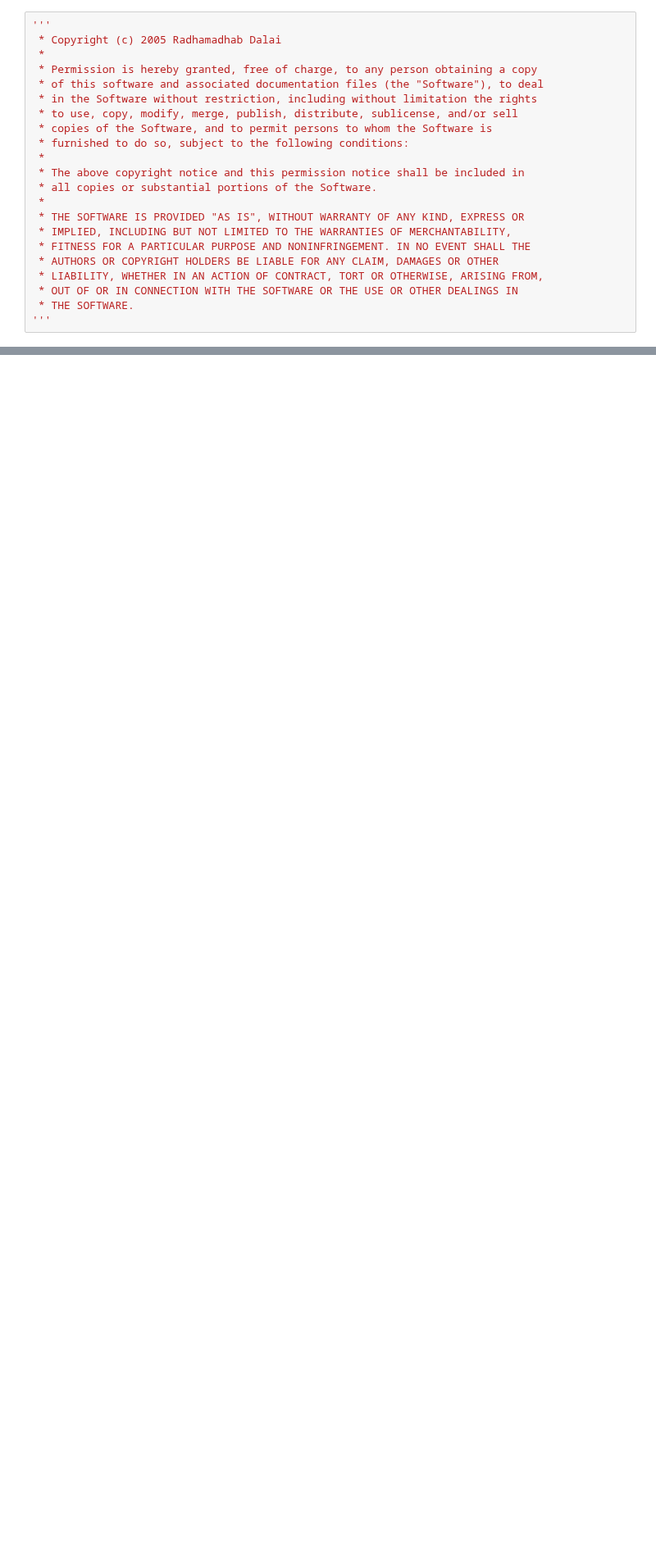
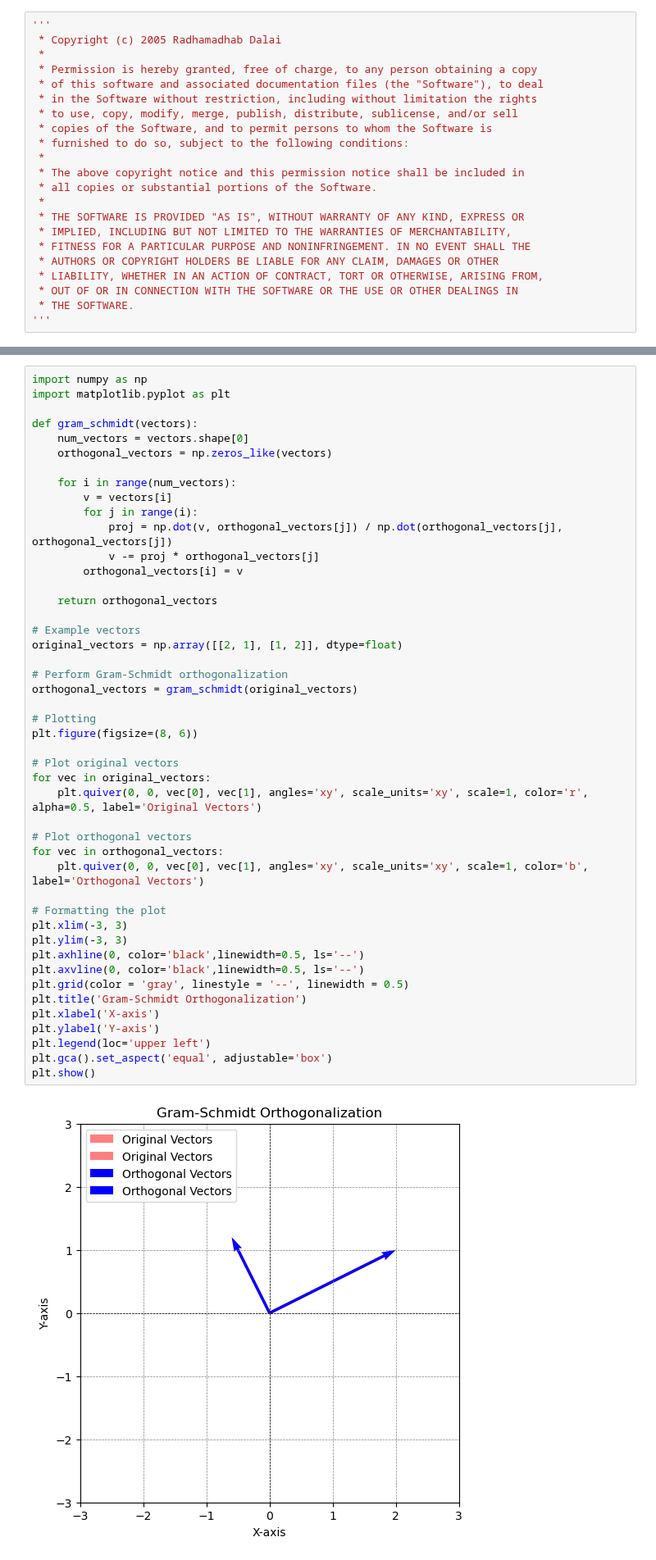
Before and after one commit to rocky115/DeepMythomatics, a Jupyter notebook: The_First_Chakra_Biswakarmaa/Chapter-1/Chapter1.5_The_Lavansagaar.ipynb, the cells around one changed output, grey strips where cells are left out. Shown at 82% size. Saved outputs shown, nothing was run; the diff lists cells and outputs as text; blank space fills up the shorter version.

Commit message:
Vector

```diff
--- a/The_First_Chakra_Biswakarmaa/Chapter-1/Chapter1.5_The_Lavansagaar.ipynb
+++ b/The_First_Chakra_Biswakarmaa/Chapter-1/Chapter1.5_The_Lavansagaar.ipynb
@@ -24,0 +491,48 @@
+# %%
+import numpy as np
+import matplotlib.pyplot as plt
+
+def gram_schmidt(vectors):
+    num_vectors = vectors.shape[0]
+    orthogonal_vectors = np.zeros_like(vectors)
+
+    for i in range(num_vectors):
+        v = vectors[i]
+        for j in range(i):
+            proj = np.dot(v, orthogonal_vectors[j]) / np.dot(orthogonal_vectors[j], orthogonal_vectors[j])
+            v -= proj * orthogonal_vectors[j]
+        orthogonal_vectors[i] = v
+
+    return orthogonal_vectors
+
+# Example vectors
+original_vectors = np.array([[2, 1], [1, 2]], dtype=float)
+
+# Perform Gram-Schmidt orthogonalization
+orthogonal_vectors = gram_schmidt(original_vectors)
+
+# Plotting
+plt.figure(figsize=(8, 6))
+
+# Plot original vectors
+for vec in original_vectors:
+    plt.quiver(0, 0, vec[0], vec[1], angles='xy', scale_units='xy', scale=1, color='r', alpha=0.5, label='Original Vectors')
+
+# Plot orthogonal vectors
+for vec in orthogonal_vectors:
+    plt.quiver(0, 0, vec[0], vec[1], angles='xy', scale_units='xy', scale=1, color='b', label='Orthogonal Vectors')
+
+# Formatting the plot
+plt.xlim(-3, 3)
+plt.ylim(-3, 3)
+plt.axhline(0, color='black',linewidth=0.5, ls='--')
+plt.axvline(0, color='black',linewidth=0.5, ls='--')
+plt.grid(color = 'gray', linestyle = '--', linewidth = 0.5)
+plt.title('Gram-Schmidt Orthogonalization')
+plt.xlabel('X-axis')
+plt.ylabel('Y-axis')
+plt.legend(loc='upper left')
+plt.gca().set_aspect('equal', adjustable='box')
+plt.show()
+# %% [output]
+[figure, added]
```
Also changed, not shown: parts of 8 cells of this notebook, 1 other file.
